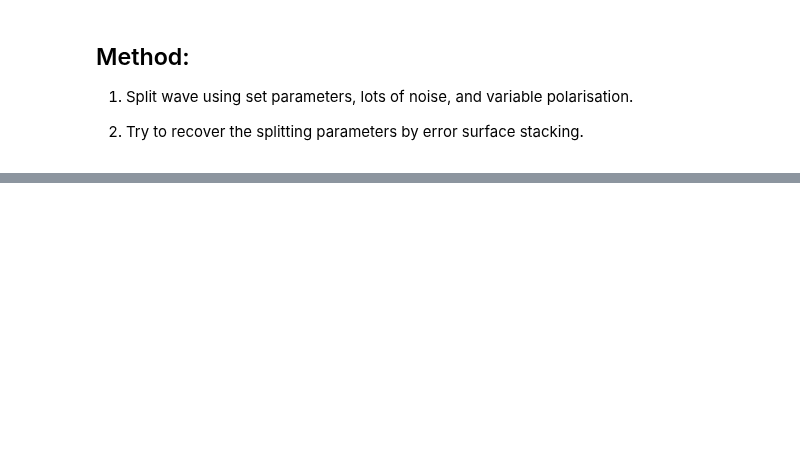
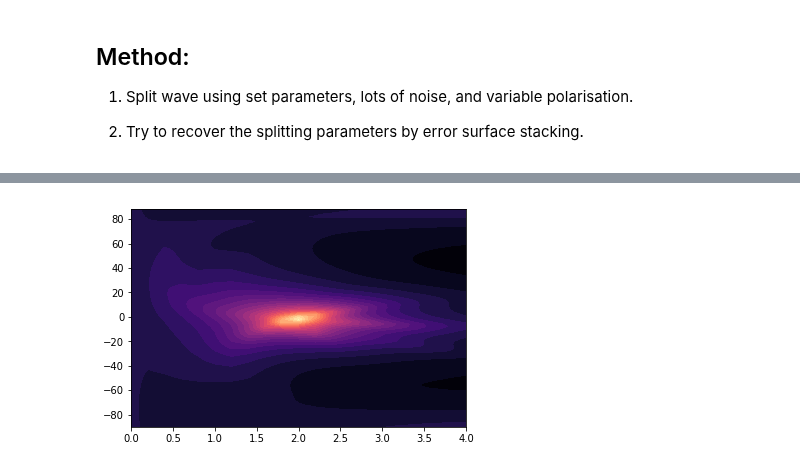
Before and after one commit to JackWalpole/splitwavepy, a Jupyter notebook: devel/Error_Surf_Stack.ipynb, the cells around one changed output, grey strips where cells are left out. Saved outputs shown, nothing was run; the diff lists cells and outputs as text; code cells hidden in the pictures; blank space fills up the shorter version.

Commit message:
Changes to surface stacking notebook

```diff
--- a/devel/Error_Surf_Stack.ipynb
+++ b/devel/Error_Surf_Stack.ipynb
@@ -48,0 +49,25 @@ plt.show()
+# %%
+# 1. Generate Synthetic Data
+
+# noise_level = 0.1
+fast = 0.
+lag = 2.
+delta = 0.1
+
+listM = [ sw.EigenM(pol=np.random.randint(360),
+                    noise=0.01+0.1*np.random.rand(1),
+                    fast = fast,
+                    lag = lag,
+                    delta = delta,
+                    lags=(4,)) for _ in range(40) ]
+# %%
+# 2. Collect in Stack
+
+S = sw.eigval.Stack(listM)
+# %%
+# 3. Plot
+
+plt.contourf(S.lags,S.degs,S.stack(),26,cmap='magma')
+plt.show()
+# %% [output]
+[figure, added]
```
Also changed, not shown: parts of 6 cells of this notebook, 2 other files.
